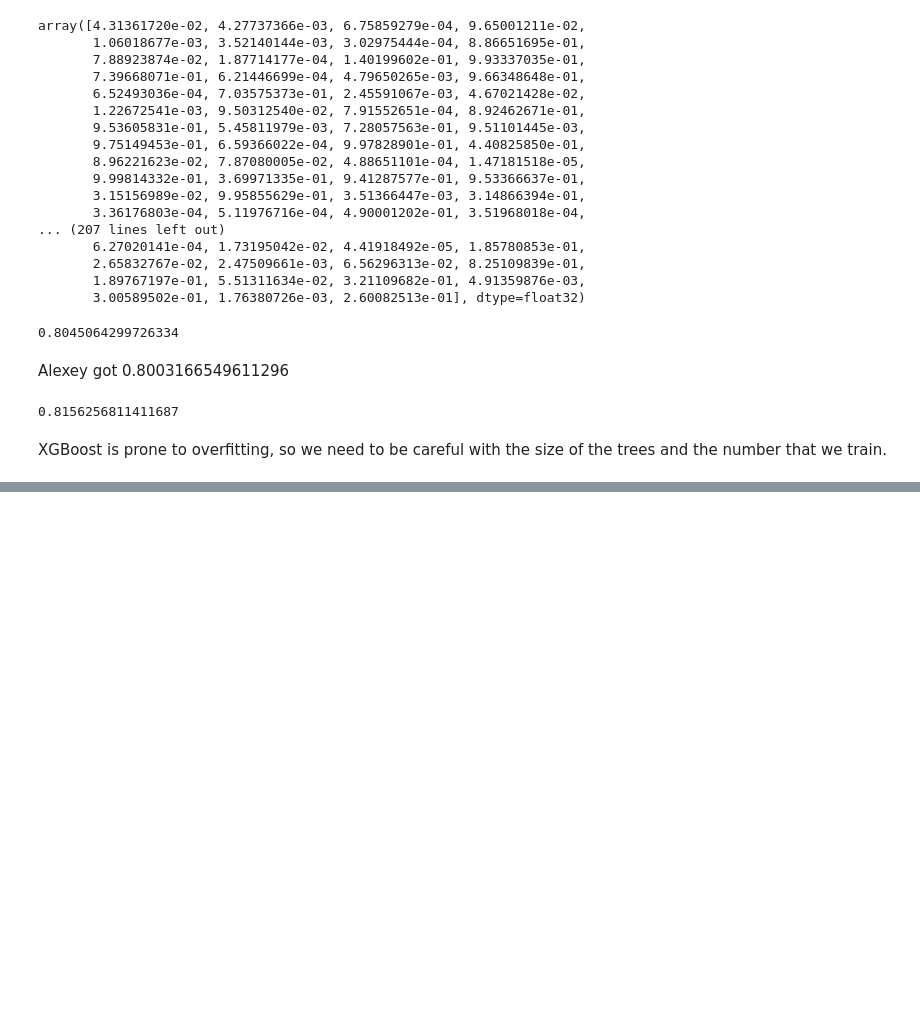
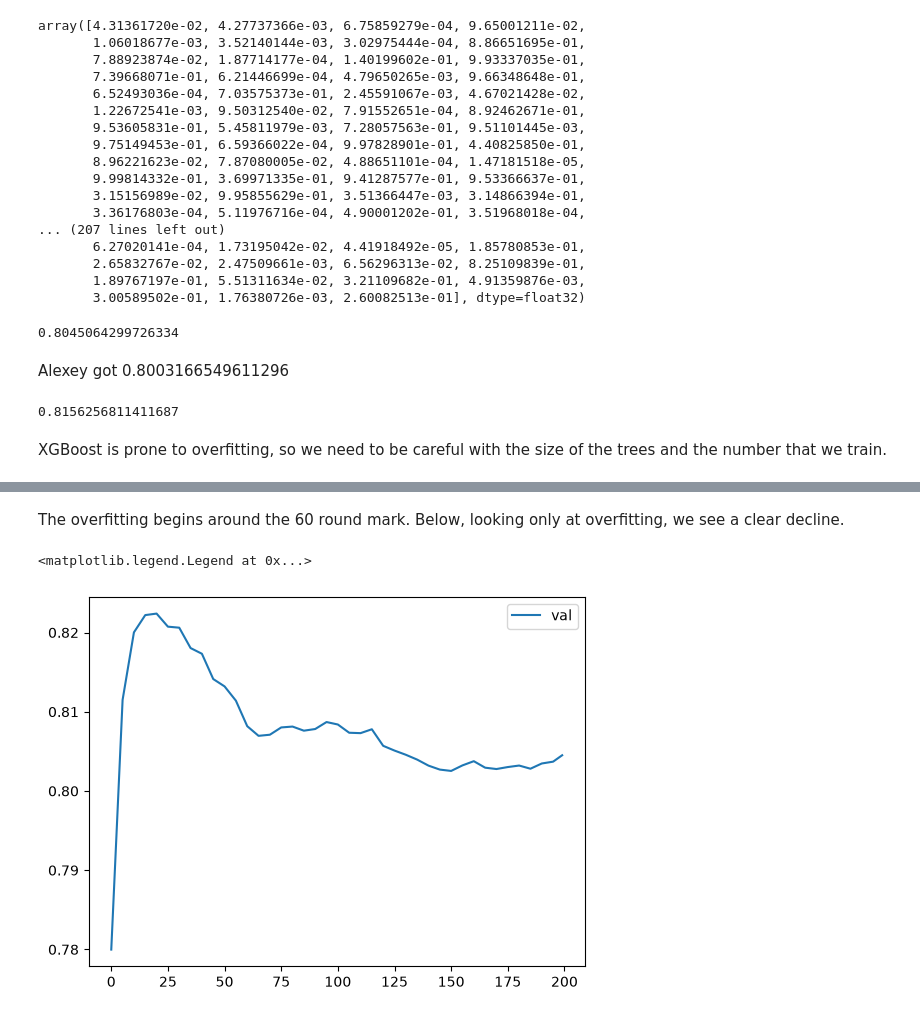
Before and after one commit to spycebot/machine-learning-zoomcamp, a Jupyter notebook: 06-trees/06-07-gradient-boosting.ipynb, the cells around one changed output, grey strips where cells are left out. Drawn from its saved outputs; the diff is of its cells as text; code cells hidden in the pictures; blank space fills up the shorter version.

```diff
--- a/06-trees/06-07-gradient-boosting.ipynb
+++ b/06-trees/06-07-gradient-boosting.ipynb
@@ -284,0 +447,8 @@ XGBoost is prone to overfitting, so we need to be careful with the size of the t
+# %% [markdown]
+The overfitting begins around the 60 round mark. Below, looking only at overfitting, we see a clear decline.
+# %%
+plt.plot(df_score.num_iter, df_score.val_auc, label='val')
+plt.legend()
+# %% [output]
+<matplotlib.legend.Legend at 0x...>
+[figure, added]
```
Also changed, not shown: parts of 42 cells of this notebook.
